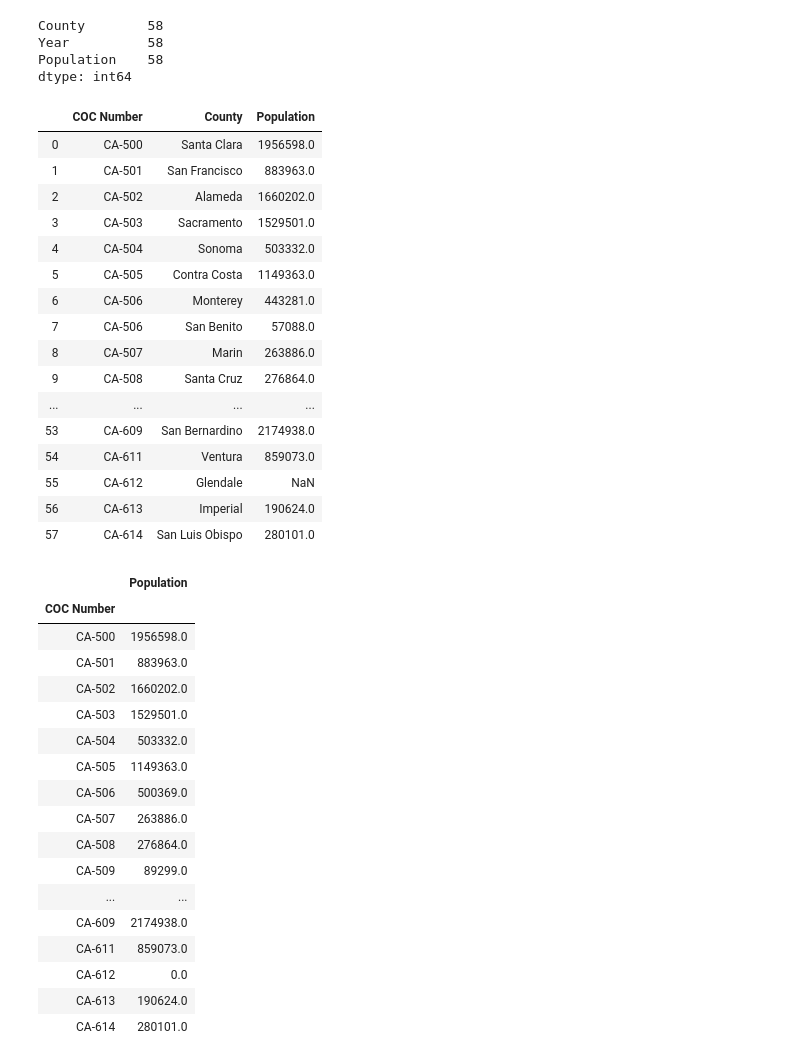
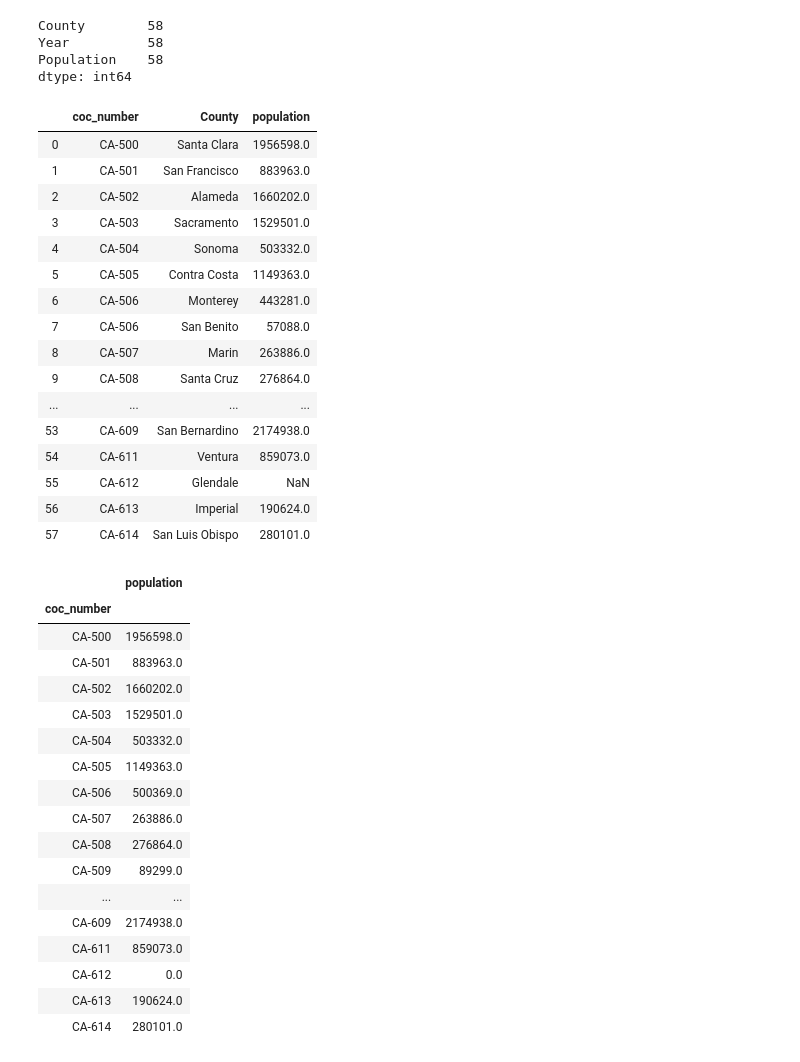
Before and after one commit to benitezal06/ETL-Project, a Jupyter notebook: County_Population.ipynb, the cells around one changed output. Saved outputs shown, nothing was run; the diff lists cells and outputs as text; code cells hidden in the pictures.

```diff
--- a/County_Population.ipynb
+++ b/County_Population.ipynb
@@ -54,7 +54,7 @@ coc_df
 | 57 | CA-614 | San Luis Obispo |
 # %%
 # Rename County and CoC Number Column Headers
-coc_df.rename(columns = {0:'COC Number'}, inplace = True)
+coc_df.rename(columns = {0:'coc_number'}, inplace = True)
 coc_df.rename(columns = {1:'County'}, inplace = True)
 coc_df
 # %% [output]
@@ -109,12 +109,15 @@ dtype: int64
 # %%
 #COC Data marge with County Population Data
 COC_merge=pd.merge(coc_df, pop_2018, how='left')
 
 #Drop Year Column - Not Needed Anymore
 del COC_merge['Year']
+
+# Cange Header of Population to lowercase
+COC_merge.rename(columns = {'Population':'population'}, inplace = True)
 COC_merge
 # %% [output]
-|  | COC Number | County | Population |
+|  | coc_number | County | population |
 | 0 | CA-500 | Santa Clara | 1956598.0 |
 | 1 | CA-501 | San Francisco | 883963.0 |
 | 2 | CA-502 | Alameda | 1660202.0 |
@@ -132,11 +135,11 @@ COC_merge
 | 56 | CA-613 | Imperial | 190624.0 |
 | 57 | CA-614 | San Luis Obispo | 280101.0 |
 # %%
-pop_2018_COC = COC_merge.groupby(['COC Number'], ).sum()
+pop_2018_COC = COC_merge.groupby(['coc_number'], ).sum()
 pop_2018_COC
 # %% [output]
-|  | Population |
-| COC Number |  |
+|  | population |
+| coc_number |  |
 | CA-500 | 1956598.0 |
 | CA-501 | 883963.0 |
 | CA-502 | 1660202.0 |
```
Also changed, not shown: parts of 2 cells of this notebook, 2 other files.
